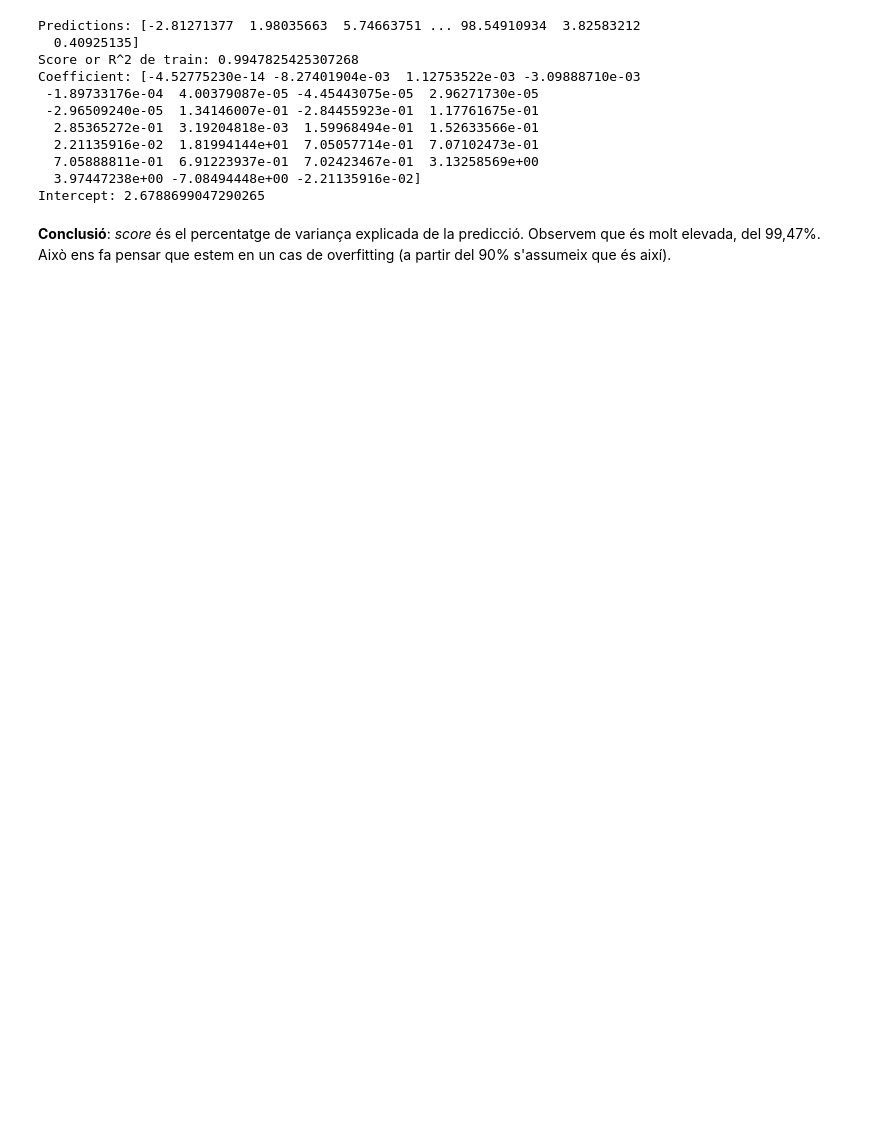
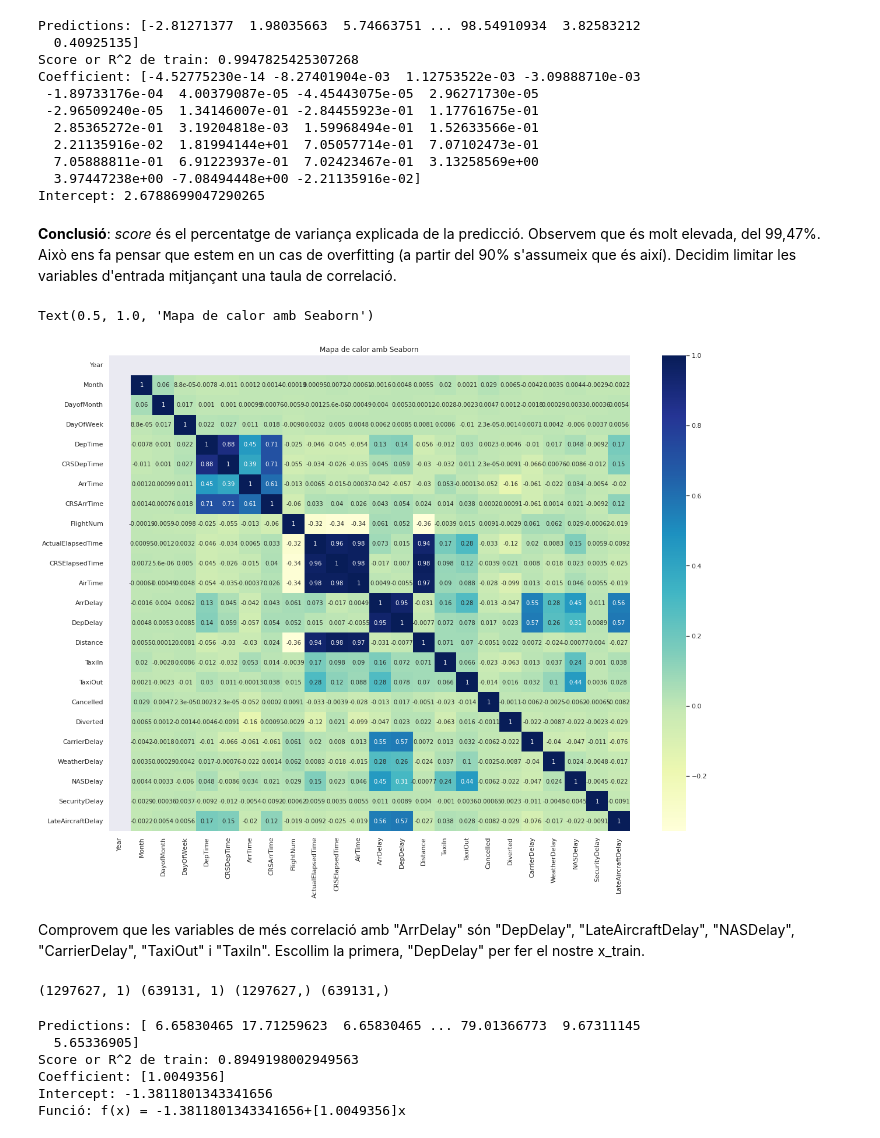
Before and after one commit to rubmungi/S09_T02, a Jupyter notebook: S09_T02_Supervisat_Regressio-bis.ipynb, the cells around one changed output. Cells and saved outputs as stored; diff of their text form; code cells hidden in the pictures; blank space fills up the shorter version.

```diff
--- a/S09_T02_Supervisat_Regressio-bis.ipynb
+++ b/S09_T02_Supervisat_Regressio-bis.ipynb
@@ -172,4 +180,17 @@ Coefficient: [-4.52775230e-14 -8.27401904e-03  1.12753522e-03 -3.09888710e-03
   3.97447238e+00 -7.08494448e+00 -2.21135916e-02]
 Intercept: 2.6788699047290265
 # %% [markdown]
-**Conclusió**: *score* és el percentatge de variança explicada de la predicció. Observem que és molt elevada, del 99,47%. Això ens fa pensar que estem en un cas de overfitting (a partir del 90% s'assumeix que és així).
+**Conclusió**: *score* és el percentatge de variança explicada de la predicció. Observem que és molt elevada, del 99,47%. Això ens fa pensar que estem en un cas de overfitting (a partir del 90% s'assumeix que és així). Decidim limitar les variables d'entrada mitjançant una taula de correlació.
+# %%
+#Traiem les columnes Object o categòriques del DF
+vols03=vols02.drop(columns=["TailNum","Origin","Dest","CancellationCode","UniqueCarrier","A","B","C","N"])
+# %%
+#Fem el mapa de calor.
+sns.set(rc = {'figure.figsize':(20,15)})
+sns.heatmap(vols03.corr(),cmap="YlGnBu",annot=True,annot_kws={"fontsize":10})
+plt.title("Mapa de calor amb Seaborn")
+# %% [output]
+Text(0.5, 1.0, 'Mapa de calor amb Seaborn')
+[figure, added]
+# %% [markdown]
+Comprovem que les variables de més correlació amb "ArrDelay" són "DepDelay", "LateAircraftDelay", "NASDelay", "CarrierDelay", "TaxiOut" i "TaxiIn". Escollim la primera, "DepDelay" per fer el nostre x_train.
@@ -175,0 +202,4 @@ Intercept: 2.6788699047290265
+# %%
+print(x_train.shape, x_test.shape, y_train.shape, y_test.shape)
+# %% [output]
+(1297627, 1) (639131, 1) (1297627,) (639131,)
@@ -175,0 +208,14 @@ Intercept: 2.6788699047290265
+# %%
+predictions02 = lm.predict(x02)
+print("Predictions: " + str(predictions02))
+print("Score or R^2 de train: " + str(lm.score(x02,y02)))
+print("Coefficient: " + str(lm.coef_))
+print("Intercept: " + str(lm.intercept_))
+print("Funció: f(x) = " + str(lm.intercept_)+str("+")+str(lm.coef_)+str("x") )
+# %% [output]
+Predictions: [ 6.65830465 17.71259623  6.65830465 ... 79.01366773  9.67311145
+  5.65336905]
+Score or R^2 de train: 0.8949198002949563
+Coefficient: [1.0049356]
+Intercept: -1.3811801343341656
+Funció: f(x) = -1.3811801343341656+[1.0049356]x
```
Also changed, not shown: parts of 43 cells of this notebook.
